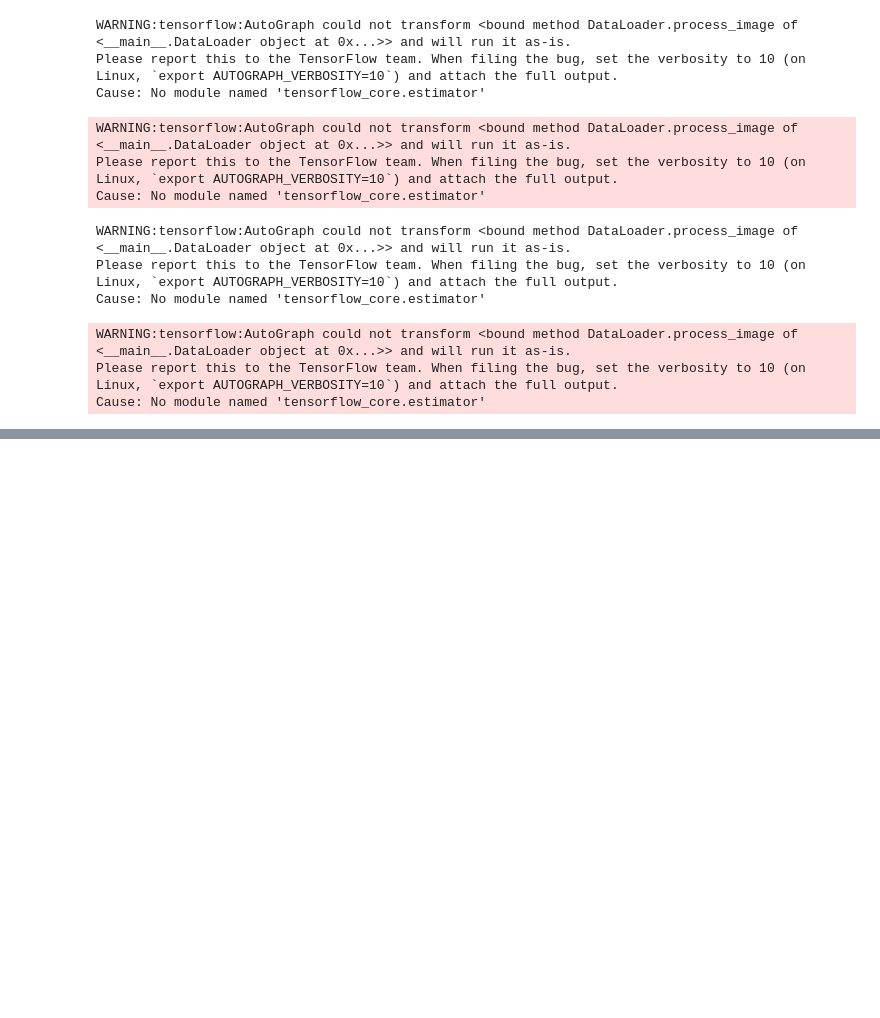
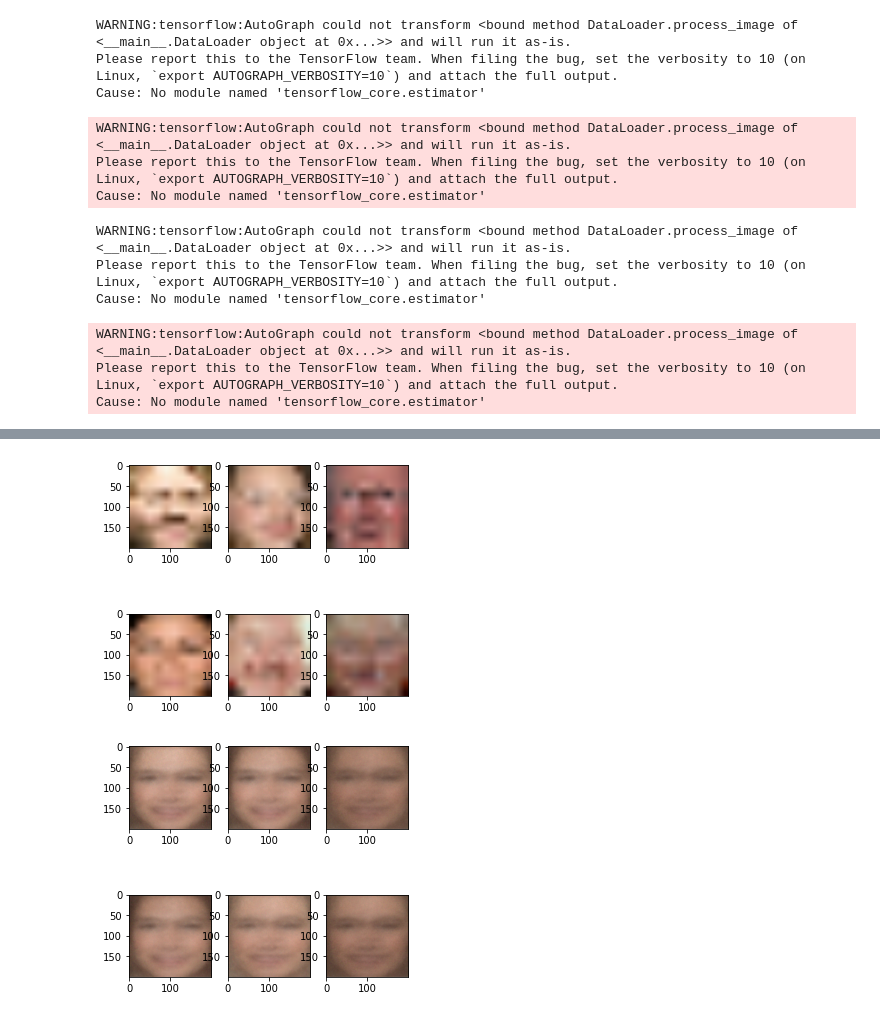
Before and after one commit to vermavinay982/autoencoder-super-resolution, a Jupyter notebook: AutoEnc-on-Kaggle-Gender-Data.ipynb, the cells around one changed output, grey strips where cells are left out. Saved outputs shown, nothing was run; the diff lists cells and outputs as text; code cells hidden in the pictures; blank space fills up the shorter version.

```diff
--- a/AutoEnc-on-Kaggle-Gender-Data.ipynb
+++ b/AutoEnc-on-Kaggle-Gender-Data.ipynb
@@ -372,0 +484,19 @@ autoencoder.compile(loss='mse', optimizer=opt, metrics=['accuracy'])
+# %%
+# Data Loader Testing
+
+# Targets
+plt.figure(figsize=(5,5))
+for i in range(6):
+    plt.subplot(2,3,1+i)
+    img=inputs[i]
+    plt.imshow(img)
+
+# Inputs
+plt.figure(figsize=(5,5))
+for i in range(6):
+    plt.subplot(2,3,1+i)
+    img=preds[i]
+    plt.imshow(img)
+# %% [output]
+[figure, added]
+[figure, added]
```
Also changed, not shown: parts of 22 cells of this notebook.
